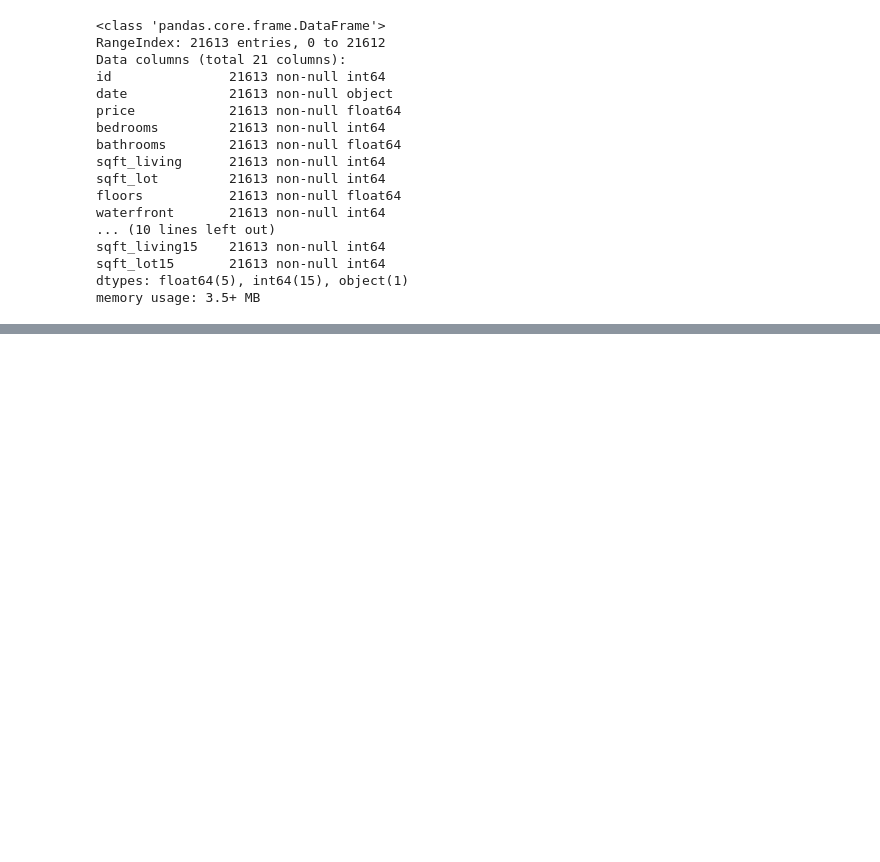
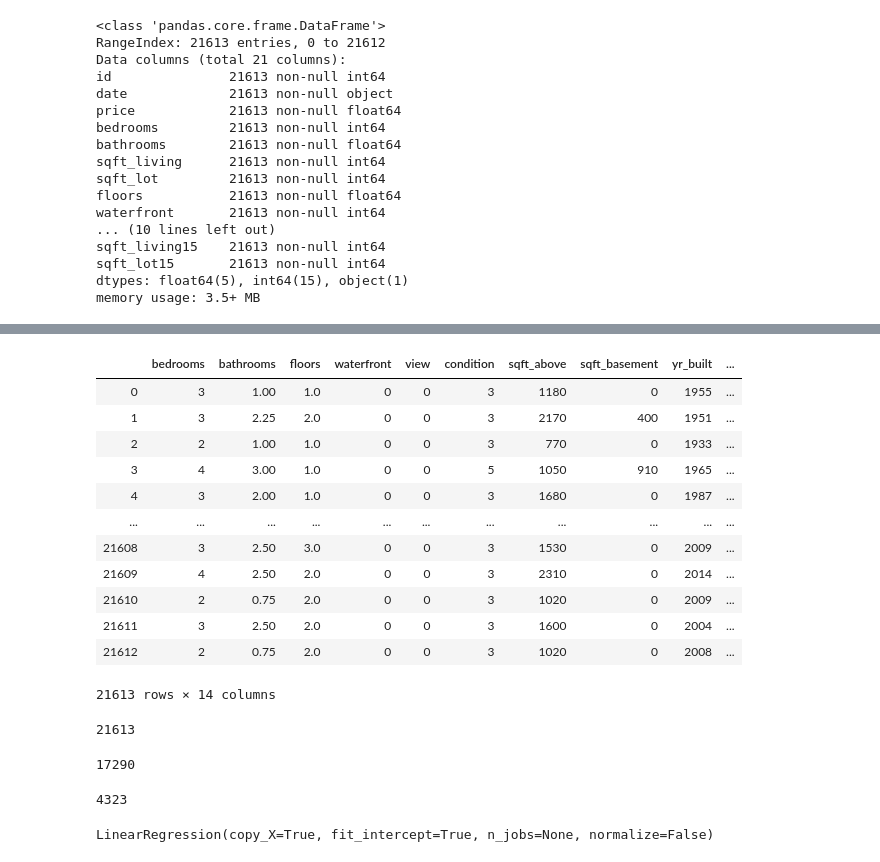
Before and after one commit to DheerajRathore/MLProjects, a Jupyter notebook: King County House Sale/King_County_house_sale_Prediction.csv.ipynb, the cells around one changed output, grey strips where cells are left out. Cells and saved outputs as stored; diff of their text form; code cells hidden in the pictures; blank space fills up the shorter version.

Commit message:
Linear model added for prediction house sale price.

```diff
--- a/King County House Sale/King_County_house_sale_Prediction.csv.ipynb
+++ b/King County House Sale/King_County_house_sale_Prediction.csv.ipynb
@@ -88,3 +115,23 @@ df.describe()
 | 50% | 3.904930e+09 | 4.500000e+05 | 3.000000 | 2.250000 | 1910.000000 | 7.618000e+03 | 1.500000 | 0.000000 | 0.000000 | 3.000000 | ... |
 | 75% | 7.308900e+09 | 6.450000e+05 | 4.000000 | 2.500000 | 2550.000000 | 1.068800e+04 | 2.000000 | 0.000000 | 0.000000 | 4.000000 | ... |
 | max | 9.900000e+09 | 7.700000e+06 | 33.000000 | 8.000000 | 13540.000000 | 1.651359e+06 | 3.500000 | 1.000000 | 4.000000 | 5.000000 | ... |
+# %%
+features = ['bedrooms', 'bathrooms','floors','waterfront', 'view', 'condition','sqft_above',
+       'sqft_basement','yr_built','lat', 'long','grade','sqft_living15', 'sqft_lot15']
+target = df.price
+X = df[features]
+X
+# %% [output]
+|  | bedrooms | bathrooms | floors | waterfront | view | condition | sqft_above | sqft_basement | yr_built | ... |
+| 0 | 3 | 1.00 | 1.0 | 0 | 0 | 3 | 1180 | 0 | 1955 | ... |
+| 1 | 3 | 2.25 | 2.0 | 0 | 0 | 3 | 2170 | 400 | 1951 | ... |
+| 2 | 2 | 1.00 | 1.0 | 0 | 0 | 3 | 770 | 0 | 1933 | ... |
+| 3 | 4 | 3.00 | 1.0 | 0 | 0 | 5 | 1050 | 910 | 1965 | ... |
+| 4 | 3 | 2.00 | 1.0 | 0 | 0 | 3 | 1680 | 0 | 1987 | ... |
+| ... | ... | ... | ... | ... | ... | ... | ... | ... | ... | ... |
+| 21608 | 3 | 2.50 | 3.0 | 0 | 0 | 3 | 1530 | 0 | 2009 | ... |
+| 21609 | 4 | 2.50 | 2.0 | 0 | 0 | 3 | 2310 | 0 | 2014 | ... |
+| 21610 | 2 | 0.75 | 2.0 | 0 | 0 | 3 | 1020 | 0 | 2009 | ... |
+| 21611 | 3 | 2.50 | 2.0 | 0 | 0 | 3 | 1600 | 0 | 2004 | ... |
+| 21612 | 2 | 0.75 | 2.0 | 0 | 0 | 3 | 1020 | 0 | 2008 | ... |
+21613 rows × 14 columns
@@ -90,0 +141,19 @@ df.describe()
+# %%
+len(X)
+# %% [output]
+21613
+# %%
+len(X_train)
+# %% [output]
+17290
+# %%
+len(X_test)
+# %% [output]
+4323
+# %%
+#creating linera model.
+from sklearn.linear_model import LinearRegression
+linearModel = LinearRegression()
+linearModel.fit(X_train, Y_train)
+# %% [output]
+LinearRegression(copy_X=True, fit_intercept=True, n_jobs=None, normalize=False)
```
Also changed, not shown: parts of 6 cells of this notebook.
